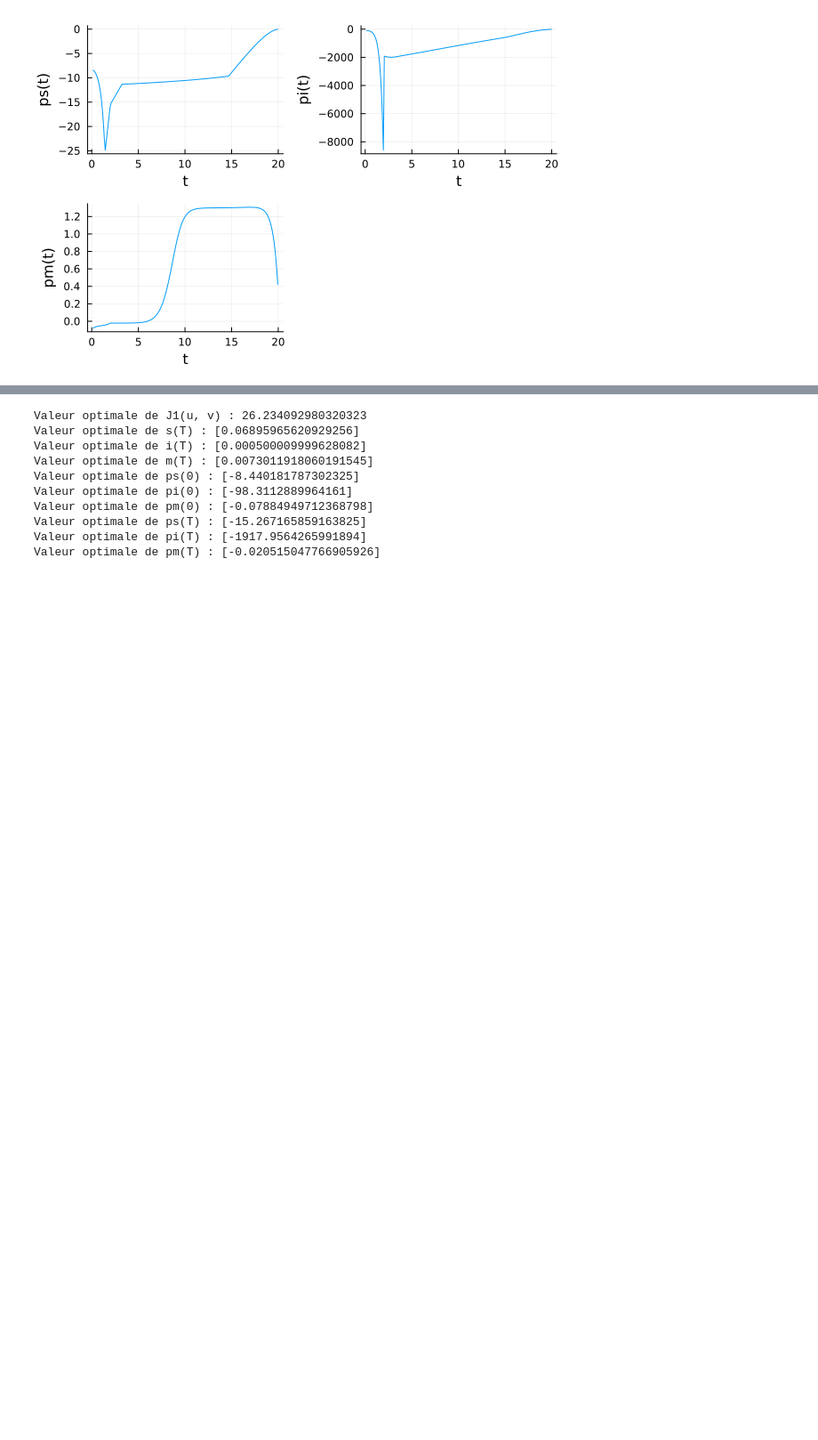
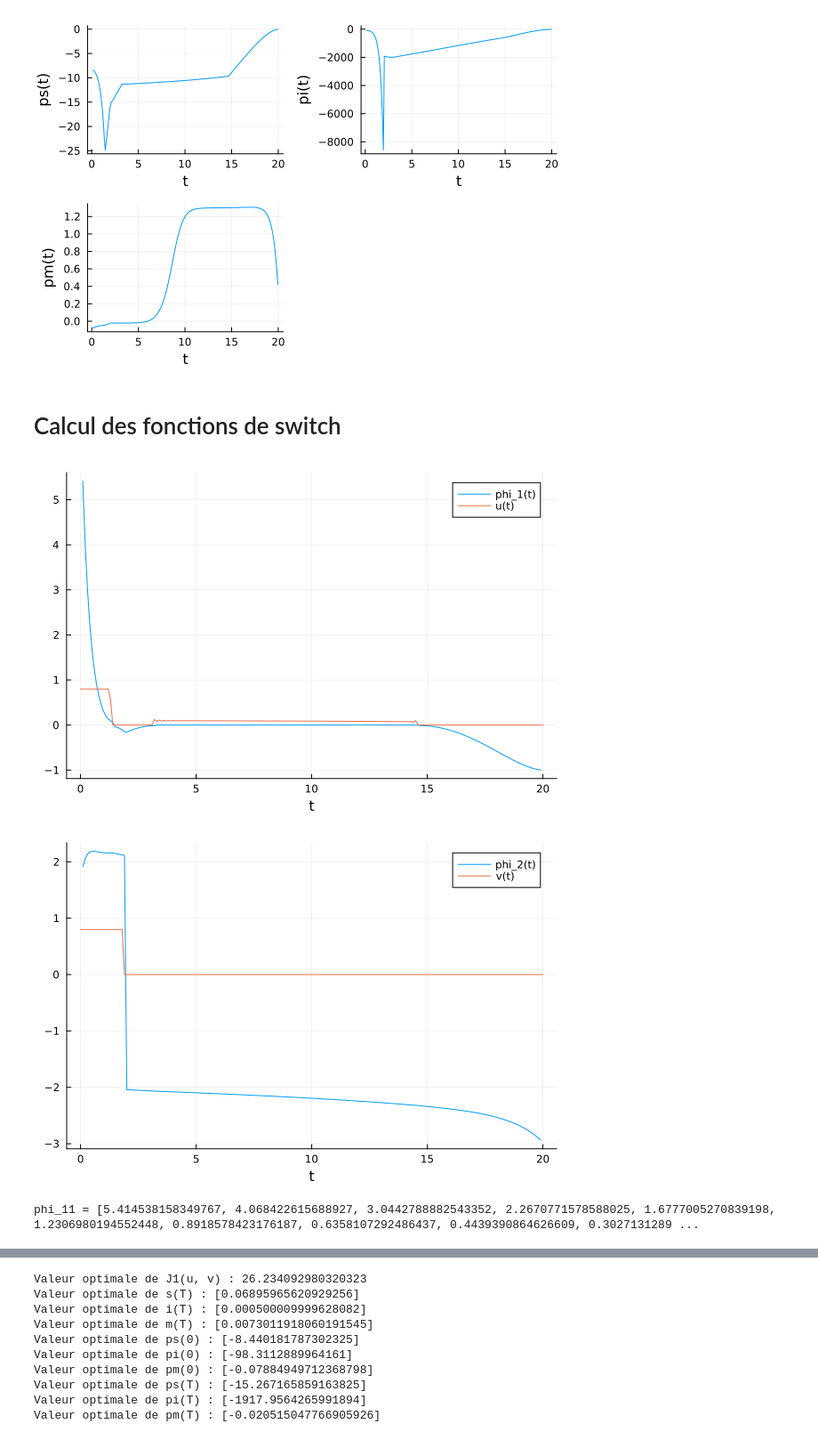
Before and after one commit to AsmaeAO/PFE_Optimal_control, a Jupyter notebook: Code/Code_PFE.ipynb, the cells around one changed output, grey strips where cells are left out. Shown: that part at 89% size. Cells and saved outputs as stored; diff of their text form; code cells hidden in the pictures; blank space fills up the shorter version.

Commit message:
Fonctions switch ajoutees

```diff
--- a/Code/Code_PFE.ipynb
+++ b/Code/Code_PFE.ipynb
@@ -167,3 +167,34 @@ p_m_plot = plot(tt, p_m, xlabel = "t", ylabel = "pm(t)", legend = false, fmt = :
 display(plot(p_s_plot, p_i_plot, p_m_plot, layout = (2,2)))
 # %% [output]
 [figure]
+# %% [markdown]
+# Calcul des fonctions de switch
+# %%
+
+function phi_1(t)
+    return (-η * p_s[t] * ss[t] - B )
+end
+
+function phi_2(t)
+    return ((p_m[t]- p_i[t]) * ii[t] - C)
+end
+
+phi_11 = [phi_1(j) for j in 1:N-1]
+phi_22 = [phi_2(j) for j in 1:N-1]
+#println("phi_11 = ", phi_11)
+
+tt = (1:N-1)*dt
+t = (0:N)*dt
+
+phi_1_plot = plot(tt, phi_11, xlabel = "t", label = "phi_1(t)" , fmt = :png)
+plot!( t, uu, label = "u(t)")
+
+phi_2_plot = plot(tt, phi_22, xlabel = "t", label = "phi_2(t)" , fmt = :png)
+plot!( t, vv, label = "v(t)")
+
+display(plot(phi_1_plot))
+display(plot(phi_2_plot))
+# %% [output]
+[figure, added]
+[figure, added]
+phi_11 = [5.414538158349767, 4.068422615688927, 3.0442788882543352, 2.2670771578588025, 1.6777005270839198, 1.2306980194552448, 0.8918578423176187, 0.6358107292486437, 0.4439390864626609, 0.3027131289 ...
```
Also changed, not shown: parts of 2 cells of this notebook.
